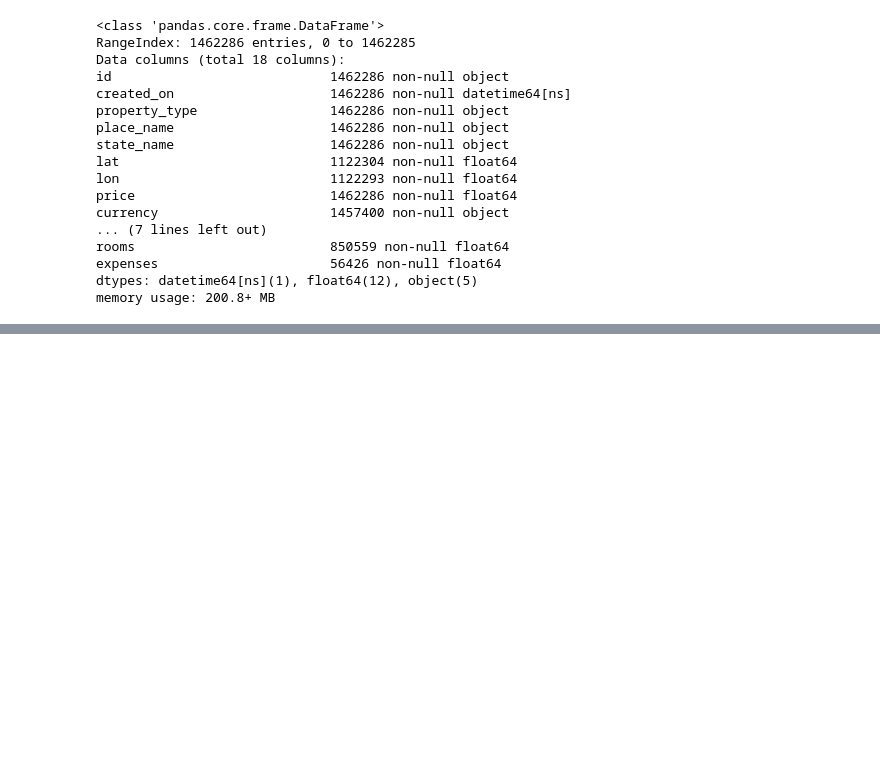
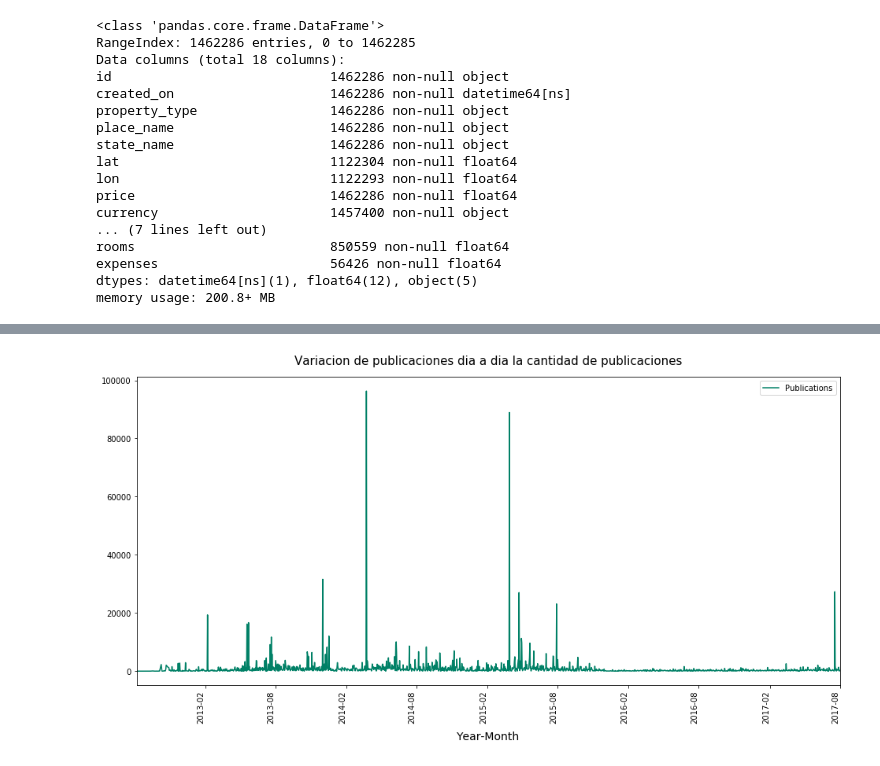
Before and after one commit to fpenovi/BArealEstatePricing, a Jupyter notebook: notebooks/00 - Hello_TP.ipynb, the cells around one changed output, grey strips where cells are left out. Saved outputs shown, nothing was run; the diff lists cells and outputs as text; code cells hidden in the pictures; blank space fills up the shorter version.

```diff
--- a/notebooks/00 - Hello_TP.ipynb
+++ b/notebooks/00 - Hello_TP.ipynb
@@ -6,3 +7,4 @@ import seaborn as sns
 # %%
-dfPublications = pd.read_csv('../data/output/output.csv', parse_dates=['created_on'], infer_datetime_format=True)
+dfReset = pd.read_csv('../data/output/output.csv', parse_dates=['created_on'], infer_datetime_format=True)
+dfPublished = dfReset[:]
 # %%
@@ -27,0 +34,15 @@ memory usage: 200.8+ MB
+# %%
+grouped = dfPublished[['created_on', 'id']].groupby(by='created_on').count().reset_index()
+forPlot = grouped.rename(columns={'created_on':'Year-Month',
+                                  'id':'Publications'})
+fig = forPlot.plot(x='Year-Month',
+                   figsize=(16, 8),
+                   colormap='summer',
+                   rot=90,
+                   title="Variacion de publicaciones dia a dia la cantidad de publicaciones")
+fig.xaxis.label.set_size(14)
+fig.xaxis.set_label_coords(0.5, -0.15)
+fig.title.set_size(15)
+fig.title.set_position((0.5, 1.025));
+# %% [output]
+[figure, added]
```
Also changed, not shown: parts of 8 cells of this notebook.
